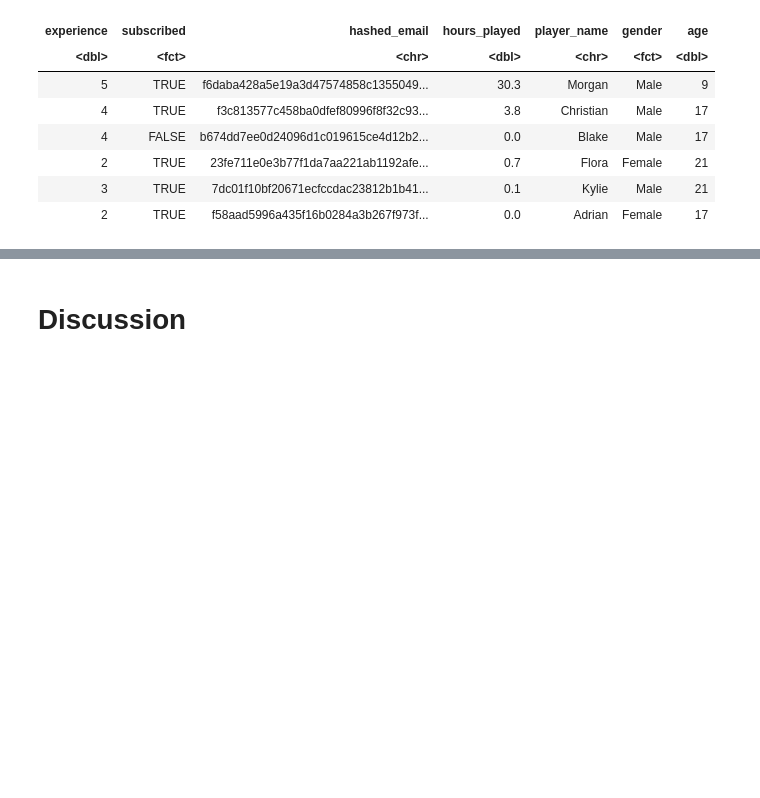
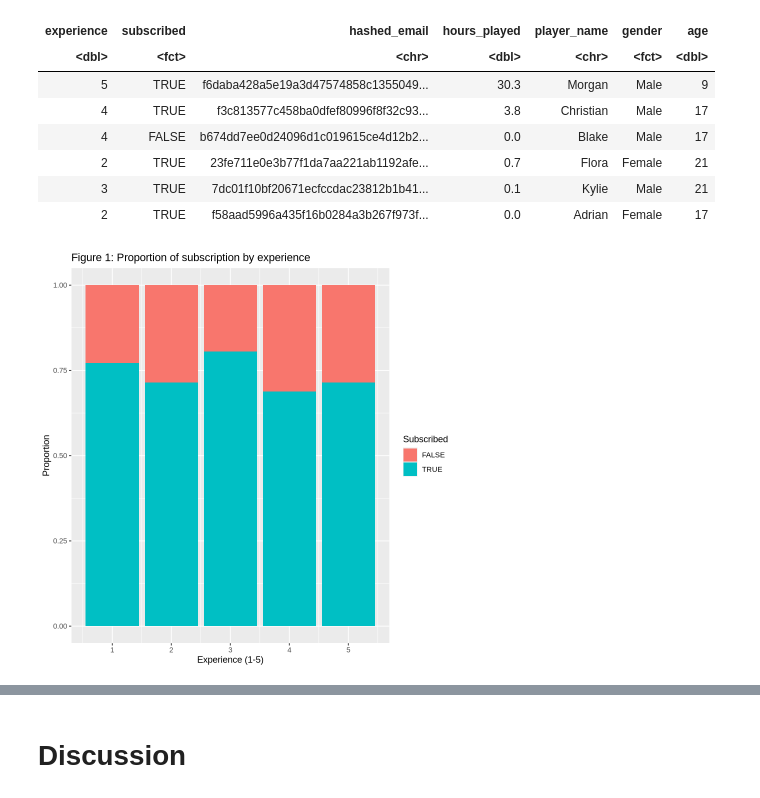
Before and after one commit to jhuan175/dsci100_project_final_report, a Jupyter notebook: Project_Final_Report.ipynb, the cells around one changed output, grey strips where cells are left out. Cells and saved outputs as stored; diff of their text form; code cells hidden in the pictures; blank space fills up the shorter version.

Commit message:
Revert 'Removed unnecessary visualizations, moved description of players.csv to introduction'
This reverts commit 83c8c21f568007ccdc6584e60795266ea3d4cec5

```diff
--- a/Project_Final_Report.ipynb
+++ b/Project_Final_Report.ipynb
@@ -130,0 +117,14 @@ set.seed(4321)
+# %%
+# Figure 1: bar chart of experience vs subscription proportion status
+experience_subscribed_plot <- players |>
+  ggplot(aes(x = experience, fill = subscribed)) +
+  geom_bar(position = 'fill') +
+  labs(
+    x = "Experience (1-5)",
+    y = "Proportion",
+    fill = "Subscribed",
+    title = "Figure 1: Proportion of subscription by experience"
+  )
+experience_subscribed_plot
+# %% [output]
+[figure, added]
```
Also changed, not shown: parts of 9 cells of this notebook.
